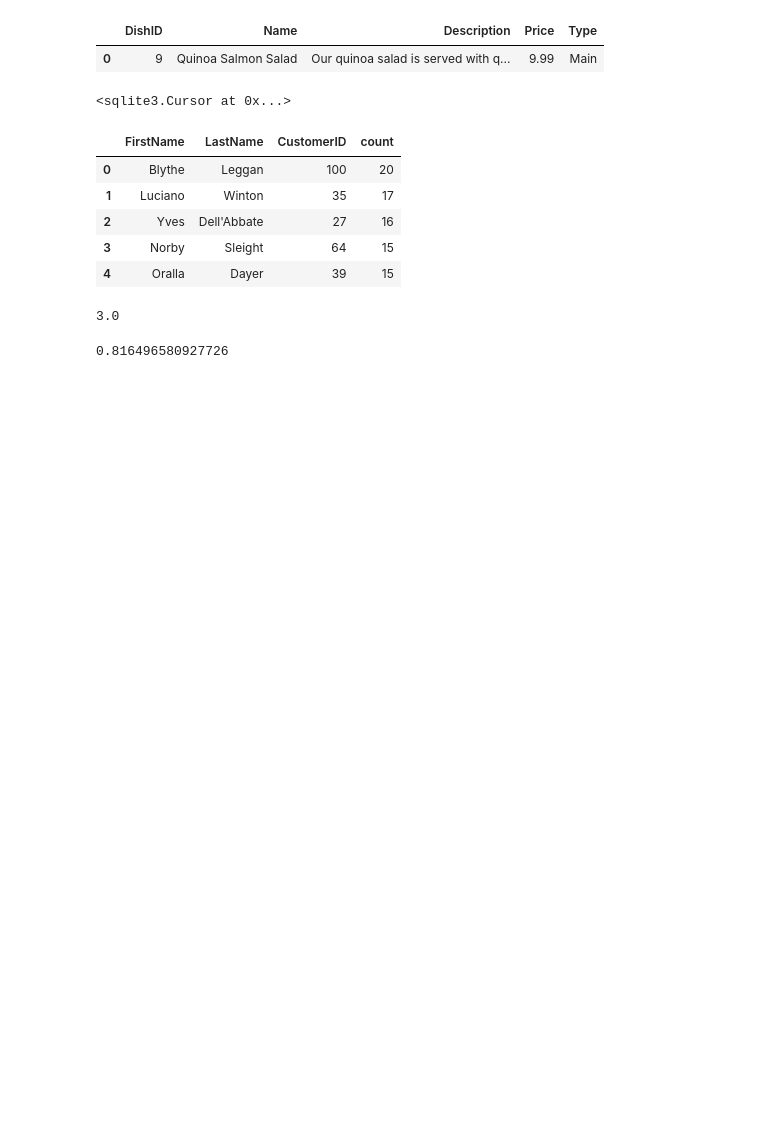
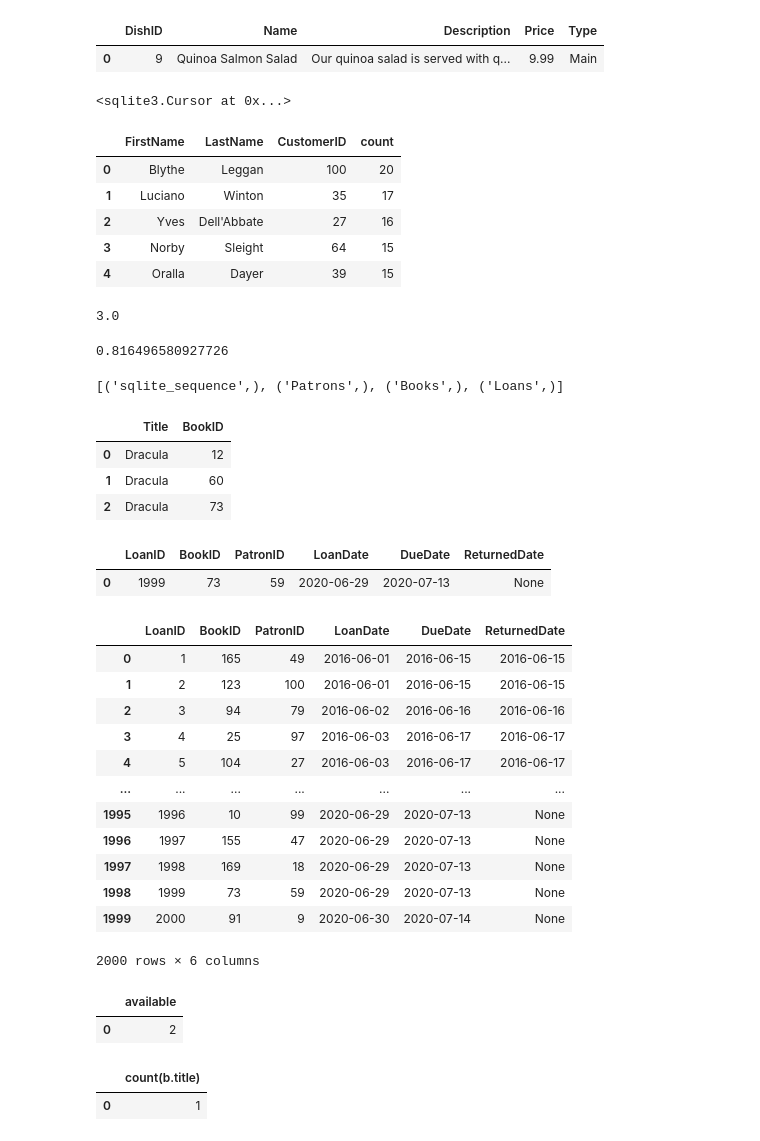
Before and after one commit to julia-claira/Show_Dashboard, a Jupyter notebook: Untitled.ipynb, the cells around one changed output. Cells and saved outputs as stored; diff of their text form; code cells hidden in the pictures; blank space fills up the shorter version.

```diff
--- a/Untitled.ipynb
+++ b/Untitled.ipynb
@@ -280,3 +282,55 @@ test['test'].mean()
 np.sqrt(2/3)
 # %% [output]
 0.816496580927726
+# %%
+cursor2 = con2.cursor()
+
+cursor2.execute("SELECT name FROM sqlite_master WHERE type='table';")
+print(cursor2.fetchall())
+# %% [output]
+[('sqlite_sequence',), ('Patrons',), ('Books',), ('Loans',)]
+# %%
+pd.read_sql_query('select title, bookid from books where title="Dracula"',con2)
+# %% [output]
+|  | Title | BookID |
+| 0 | Dracula | 12 |
+| 1 | Dracula | 60 |
+| 2 | Dracula | 73 |
+# %%
+pd.read_sql_query('select * from loans where (bookid=12 or bookid=60 or bookid=73) and returneddate is Null',con2)
+# %% [output]
+|  | LoanID | BookID | PatronID | LoanDate | DueDate | ReturnedDate |
+| 0 | 1999 | 73 | 59 | 2020-06-29 | 2020-07-13 | None |
+# %%
+pd.read_sql_query('select * from loans',con2)
+# %% [output]
+|  | LoanID | BookID | PatronID | LoanDate | DueDate | ReturnedDate |
+| 0 | 1 | 165 | 49 | 2016-06-01 | 2016-06-15 | 2016-06-15 |
+| 1 | 2 | 123 | 100 | 2016-06-01 | 2016-06-15 | 2016-06-15 |
+| 2 | 3 | 94 | 79 | 2016-06-02 | 2016-06-16 | 2016-06-16 |
+| 3 | 4 | 25 | 97 | 2016-06-03 | 2016-06-17 | 2016-06-17 |
+| 4 | 5 | 104 | 27 | 2016-06-03 | 2016-06-17 | 2016-06-17 |
+| ... | ... | ... | ... | ... | ... | ... |
+| 1995 | 1996 | 10 | 99 | 2020-06-29 | 2020-07-13 | None |
+| 1996 | 1997 | 155 | 47 | 2020-06-29 | 2020-07-13 | None |
+| 1997 | 1998 | 169 | 18 | 2020-06-29 | 2020-07-13 | None |
+| 1998 | 1999 | 73 | 59 | 2020-06-29 | 2020-07-13 | None |
+| 1999 | 2000 | 91 | 9 | 2020-06-30 | 2020-07-14 | None |
+2000 rows × 6 columns
+# %%
+pd.read_sql_query('select (select count(title) from books where title="Dracula") - \
+(select count(b.title) from books b \
+join loans l \
+on b.bookid=l.bookid \
+where b.title="Dracula" and l.returneddate is null) as available',con2)
+# %% [output]
+|  | available |
+| 0 | 2 |
+# %%
+pd.read_sql_query('select count(b.title) from books b \
+join loans l \
+on b.bookid=l.bookid \
+where b.title="Dracula" and l.returneddate is null',con2)
+# %% [output]
+|  | count(b.title) |
+| 0 | 1 |
```
Also changed, not shown: parts of 10 cells of this notebook, 2 other files.
